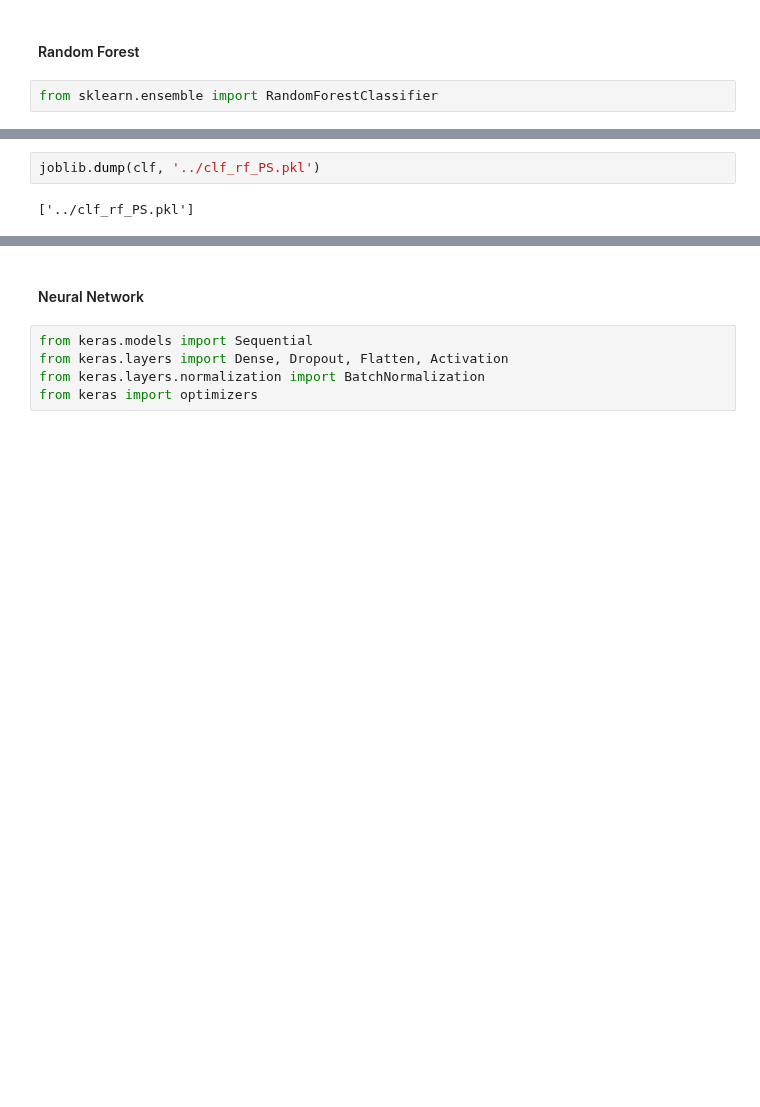
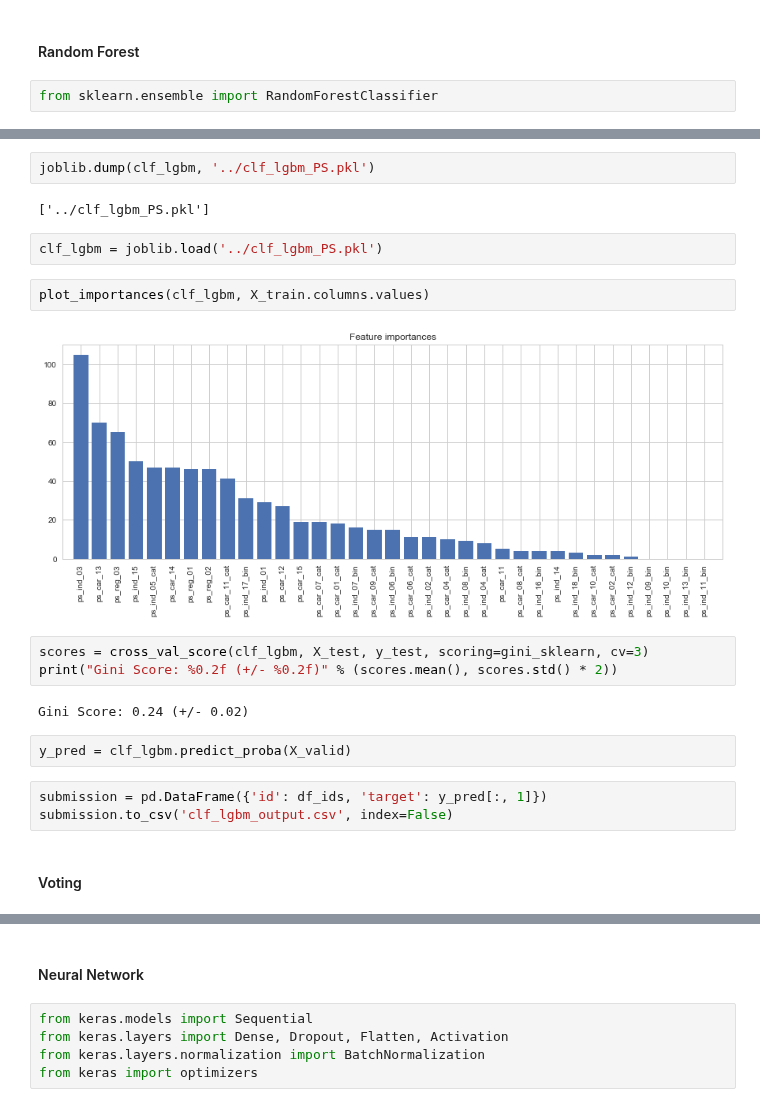
Before and after one commit to paulaceccon/ml-playground, a Jupyter notebook: Kernels/PortoSeguro.ipynb, the cells around one changed output, grey strips where cells are left out. Cells and saved outputs as stored; diff of their text form; blank space fills up the shorter version.

Commit message:
lgbm

```diff
--- a/Kernels/PortoSeguro.ipynb
+++ b/Kernels/PortoSeguro.ipynb
@@ -286,4 +338,22 @@ Fitting 3 folds for each of 36 candidates, totalling 108 fits
 # %%
-joblib.dump(clf, '../clf_rf_PS.pkl')
+joblib.dump(clf_lgbm, '../clf_lgbm_PS.pkl')
 # %% [output]
-['../clf_rf_PS.pkl']
+['../clf_lgbm_PS.pkl']
+# %%
+clf_lgbm = joblib.load('../clf_lgbm_PS.pkl')
+# %%
+plot_importances(clf_lgbm, X_train.columns.values)
+# %% [output]
+[figure, added]
+# %%
+scores = cross_val_score(clf_lgbm, X_test, y_test, scoring=gini_sklearn, cv=3)
+print("Gini Score: %0.2f (+/- %0.2f)" % (scores.mean(), scores.std() * 2))
+# %% [output]
+Gini Score: 0.24 (+/- 0.02)
+# %%
+y_pred = clf_lgbm.predict_proba(X_valid)
+# %%
+submission = pd.DataFrame({'id': df_ids, 'target': y_pred[:, 1]})
+submission.to_csv('clf_lgbm_output.csv', index=False)
+# %% [markdown]
+#### Voting
```
Also changed, not shown: parts of 30 cells of this notebook, 6 other files.
